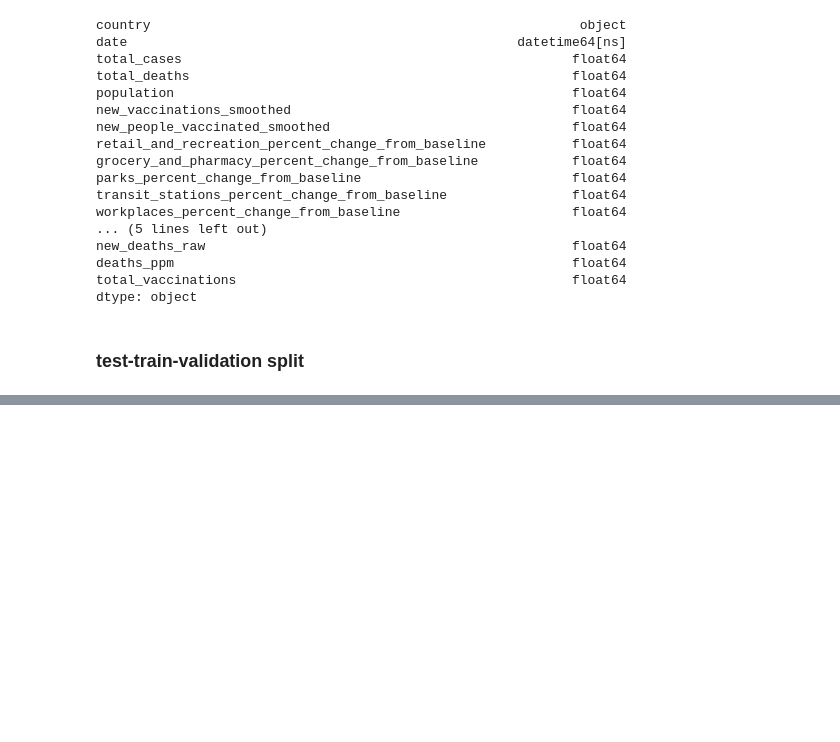
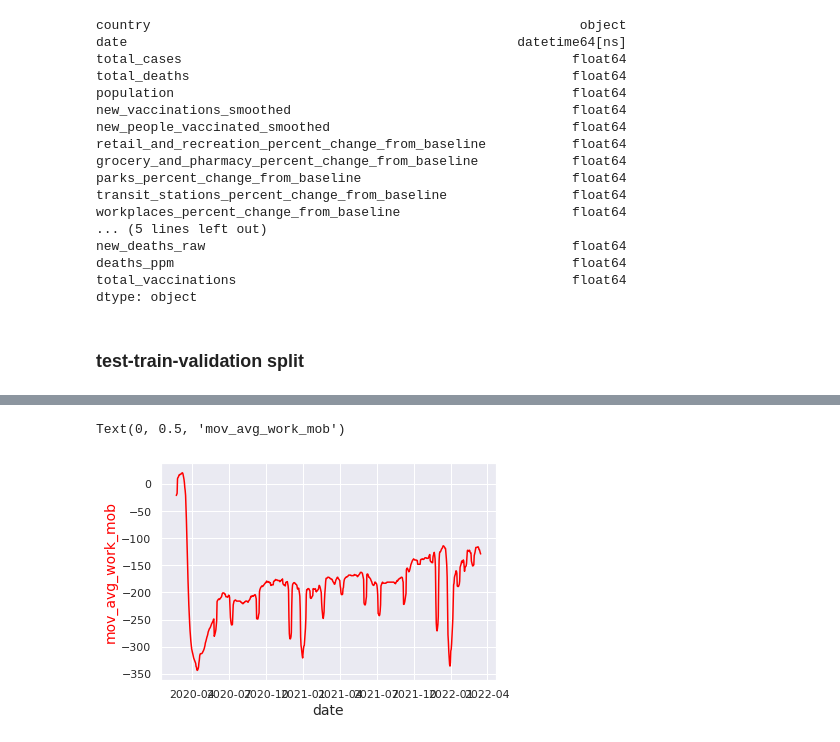
Before and after one commit to aramasethu/CS_573_project, a Jupyter notebook: Lag_model_CS_573.ipynb, the cells around one changed output, grey strips where cells are left out. Saved outputs shown, nothing was run; the diff lists cells and outputs as text; code cells hidden in the pictures; blank space fills up the shorter version.

```diff
--- a/Lag_model_CS_573.ipynb
+++ b/Lag_model_CS_573.ipynb
@@ -386,0 +441,13 @@ df_train_2, df_val_1 = train_test_split_udf (df_train_1, 0.125)
+# %%
+series = df_sub[['mov_avg_work_mob', 'lockdown_index', 'date']]
+# create figure and axis objects with subplots()
+fig,ax = plt.subplots()
+# make a plot
+ax.plot(df_sub.date, df_sub.mov_avg_work_mob, color="red")
+# set x-axis label
+ax.set_xlabel("date",fontsize=14)
+# set y-axis label
+ax.set_ylabel("mov_avg_work_mob",color="red",fontsize=14)
+# %% [output]
+Text(0, 0.5, 'mov_avg_work_mob')
+[figure, added]
```
Also changed, not shown: parts of 11 cells of this notebook.
